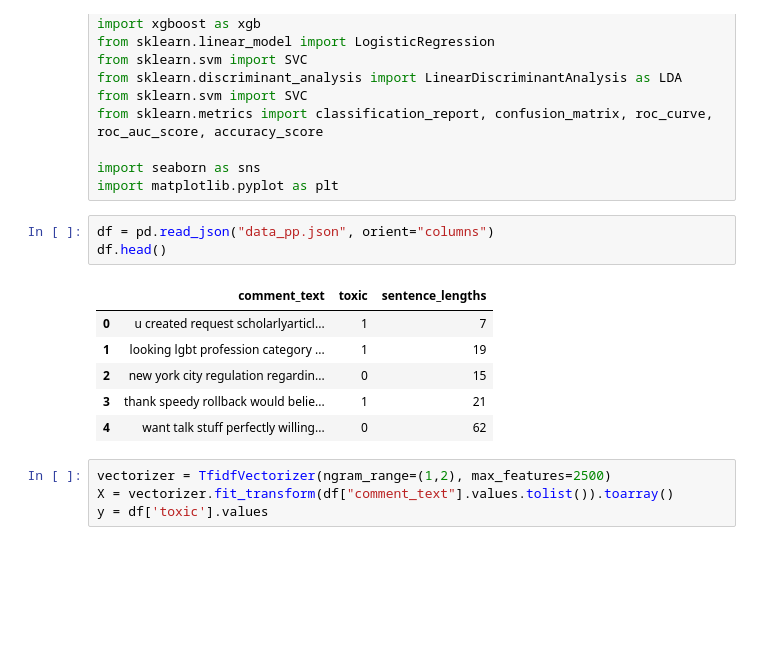
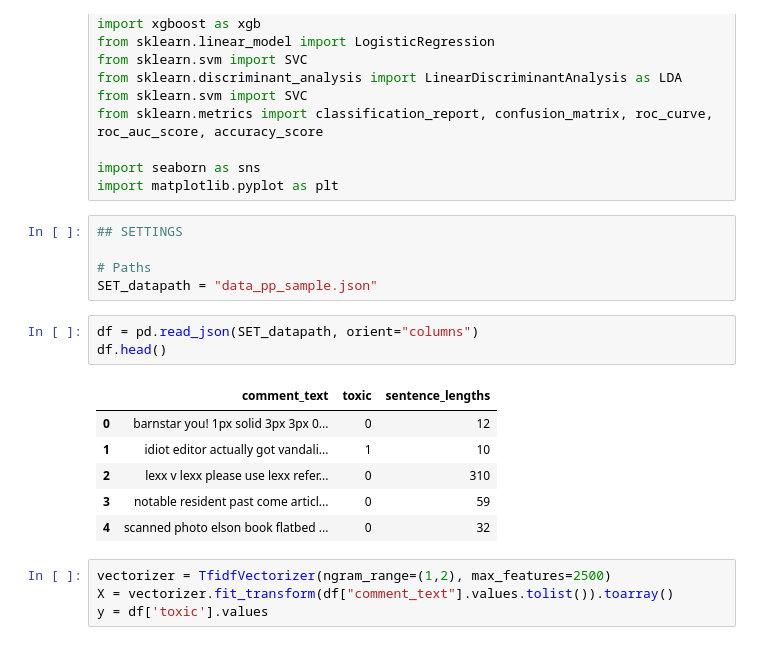
Before and after one commit to alessiodrigatti/toxic-classification, a Jupyter notebook: hatespeech-classification.ipynb, the cells around one changed output. Drawn from its saved outputs; the diff is of its cells as text; blank space fills up the shorter version.

Commit message:
added settings cell

```diff
--- a/hatespeech-classification.ipynb
+++ b/hatespeech-classification.ipynb
@@ -14,16 +14,21 @@ from sklearn.metrics import classification_report, confusion_matrix, roc_curve,
 
 import seaborn as sns
 import matplotlib.pyplot as plt
+# %%
+## SETTINGS
+
+# Paths
+SET_datapath = "data_pp_sample.json"
 # %%
-df = pd.read_json("data_pp.json", orient="columns")
+df = pd.read_json(SET_datapath, orient="columns")
 df.head()
 # %% [output]
 |  | comment_text | toxic | sentence_lengths |
-| 0 | u created request scholarlyarticl... | 1 | 7 |
-| 1 | looking lgbt profession category ... | 1 | 19 |
-| 2 | new york city regulation regardin... | 0 | 15 |
-| 3 | thank speedy rollback would belie... | 1 | 21 |
-| 4 | want talk stuff perfectly willing... | 0 | 62 |
+| 0 | barnstar you! 1px solid 3px 3px 0... | 0 | 12 |
+| 1 | idiot editor actually got vandali... | 1 | 10 |
+| 2 | lexx v lexx please use lexx refer... | 0 | 310 |
+| 3 | notable resident past come articl... | 0 | 59 |
+| 4 | scanned photo elson book flatbed ... | 0 | 32 |
 # %%
 vectorizer = TfidfVectorizer(ngram_range=(1,2), max_features=2500)
 X = vectorizer.fit_transform(df["comment_text"].values.tolist()).toarray()
```
Also changed, not shown: parts of 1 cell of this notebook.
